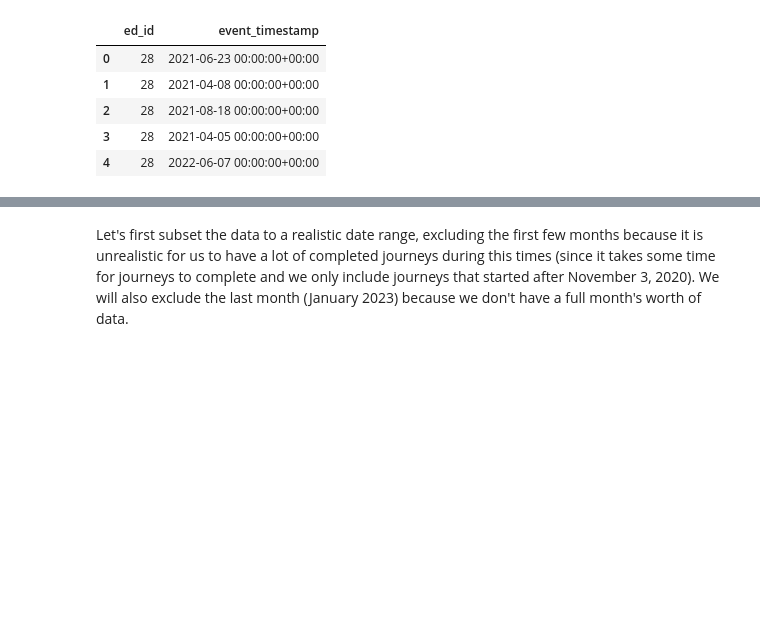
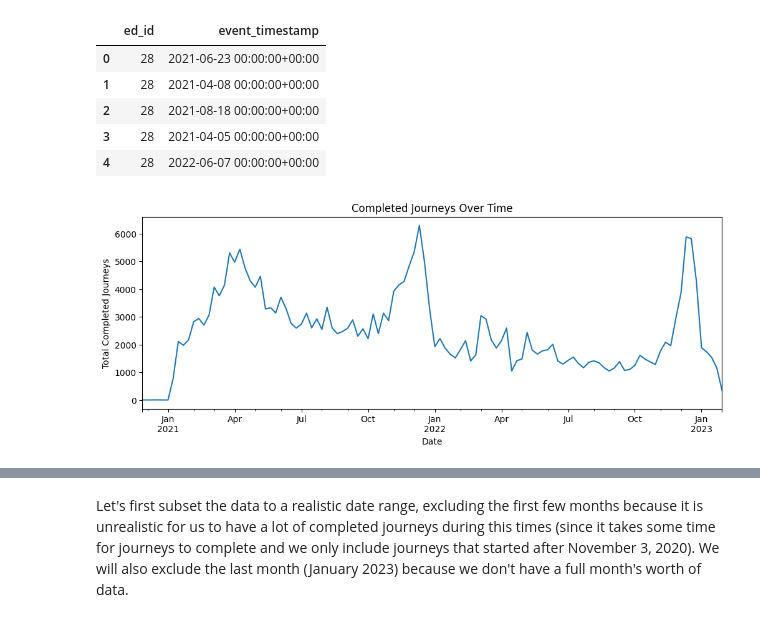
Before and after one commit to yubenjamin2022/UCLAStatsM148, a Jupyter notebook: arma_model.ipynb, the cells around one changed output, grey strips where cells are left out. Cells and saved outputs as stored; diff of their text form; code cells hidden in the pictures; blank space fills up the shorter version.

```diff
--- a/arma_model.ipynb
+++ b/arma_model.ipynb
@@ -42,0 +36,20 @@ monthly_totals = (
+# %%
+# After creating dataset once, use this line to read in the data
+orders_shipped = pd.read_csv("data/order_shipped_dates.csv", parse_dates=['event_timestamp'])
+# %%
+weekly_totals = (
+    orders_shipped
+        .set_index('event_timestamp')
+        .resample('W')
+        .size()
+)
+# %%
+weekly_totals.head()
+
+weekly_totals.plot(figsize=(12, 4))
+plt.xlabel('Date')
+plt.ylabel('Total Completed Journeys')
+plt.title('Completed Journeys Over Time')
+plt.show()
+# %% [output]
+[figure, added]
```
Also changed, not shown: parts of 16 cells of this notebook.
